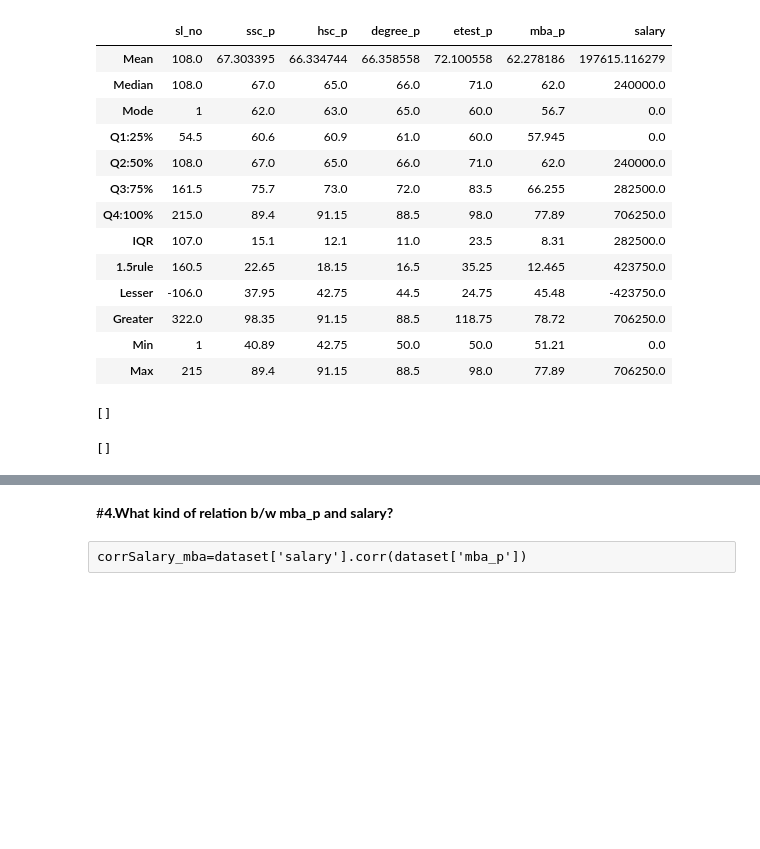
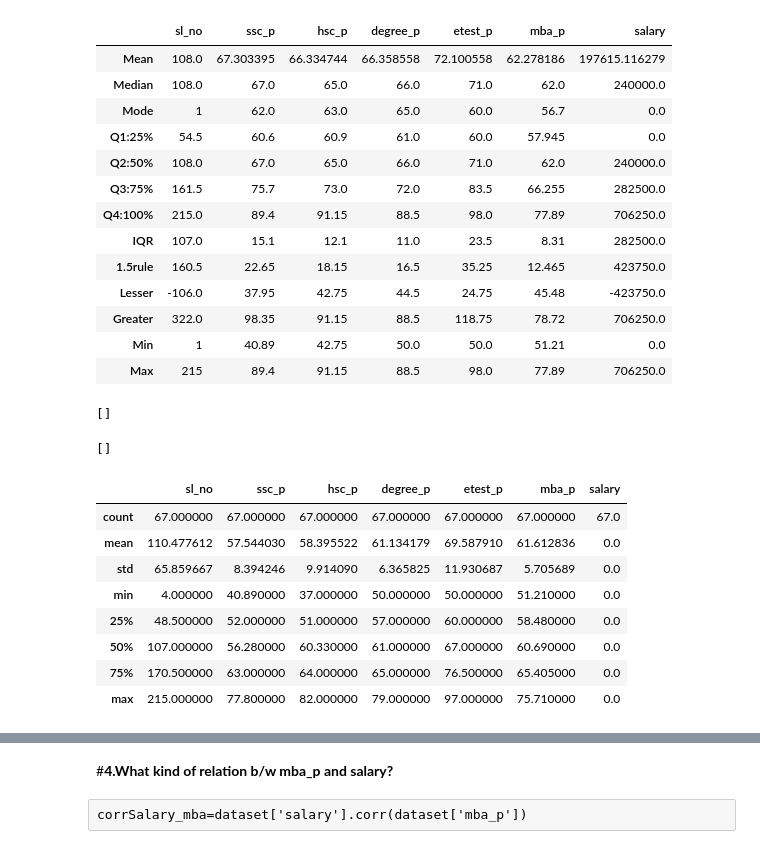
Before and after one commit to RubhiniAnand/Week6-DataScience_BivariateAnalysis, a Jupyter notebook: Rubhini_InferentialAnalysis.ipynb, the cells around one changed output, grey strips where cells are left out. Cells and saved outputs as stored; diff of their text form; code cells hidden in the pictures; blank space fills up the shorter version.

```diff
--- a/Rubhini_InferentialAnalysis.ipynb
+++ b/Rubhini_InferentialAnalysis.ipynb
@@ -321,0 +327,12 @@ placed_ds.cov(numeric_only=True)
+# %%
+notPlaced_ds.describe()
+# %% [output]
+|  | sl_no | ssc_p | hsc_p | degree_p | etest_p | mba_p | salary |
+| count | 67.000000 | 67.000000 | 67.000000 | 67.000000 | 67.000000 | 67.000000 | 67.0 |
+| mean | 110.477612 | 57.544030 | 58.395522 | 61.134179 | 69.587910 | 61.612836 | 0.0 |
+| std | 65.859667 | 8.394246 | 9.914090 | 6.365825 | 11.930687 | 5.705689 | 0.0 |
+| min | 4.000000 | 40.890000 | 37.000000 | 50.000000 | 50.000000 | 51.210000 | 0.0 |
+| 25% | 48.500000 | 52.000000 | 51.000000 | 57.000000 | 60.000000 | 58.480000 | 0.0 |
+| 50% | 107.000000 | 56.280000 | 60.330000 | 61.000000 | 67.000000 | 60.690000 | 0.0 |
+| 75% | 170.500000 | 63.000000 | 64.000000 | 65.000000 | 76.500000 | 65.405000 | 0.0 |
+| max | 215.000000 | 77.800000 | 82.000000 | 79.000000 | 97.000000 | 75.710000 | 0.0 |
```
Also changed, not shown: parts of 20 cells of this notebook.
